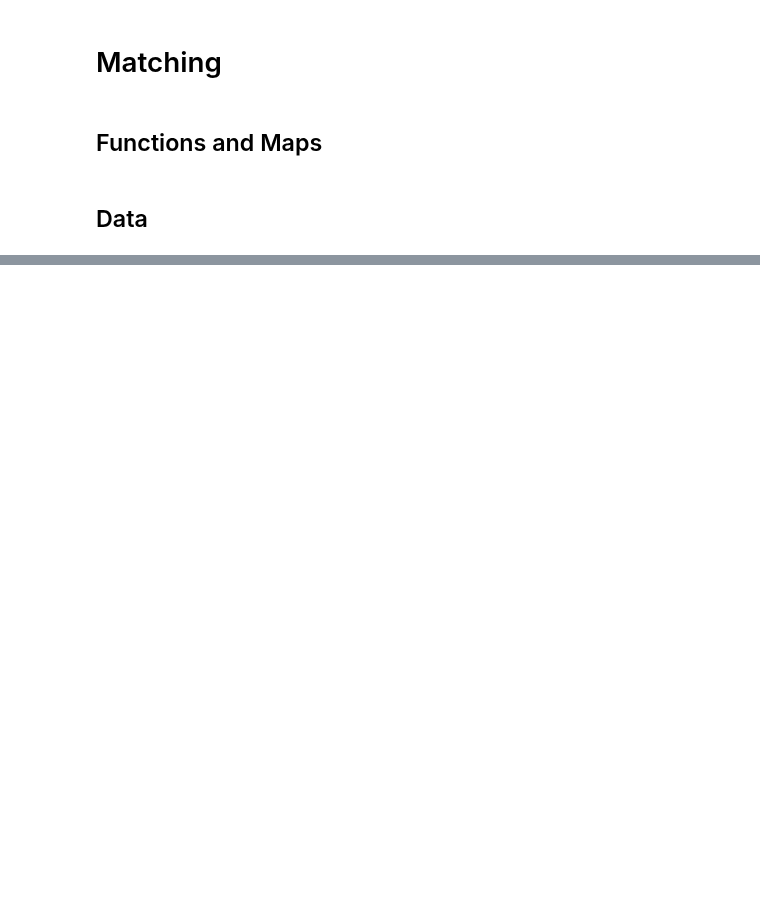
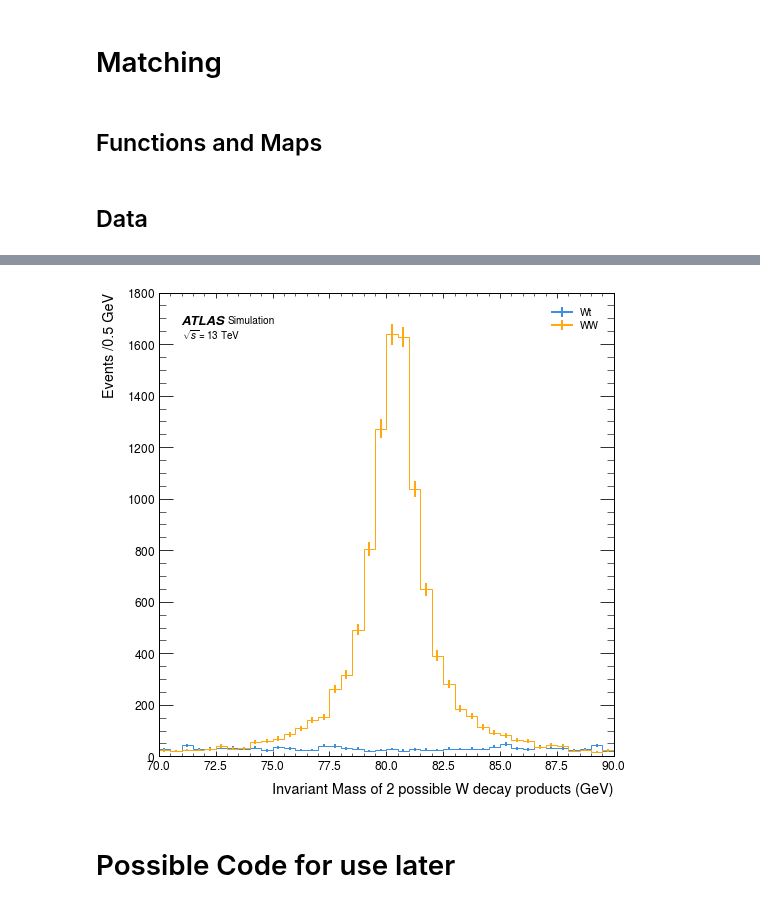
Before and after one commit to archiebrooks02/MPHYS-4Top, a Jupyter notebook: matching.ipynb, the cells around one changed output, grey strips where cells are left out. Cells and saved outputs as stored; diff of their text form; code cells hidden in the pictures; blank space fills up the shorter version.

Commit message:
Matched all 3t data

```diff
--- a/matching.ipynb
+++ b/matching.ipynb
@@ -36,7 +36,7 @@ def histogram(data, bins, data_label, axes, density=False, ratio=False, ratio_ax
             hist.fill(data[i], weight=weight_array[i]) if weight_array is not None else hist.fill(data[i])
             norm_factor = np.sum(hist.counts() * np.diff(hist.axes[0].edges))
             if density: hep.histplot(hist.counts()/norm_factor, hist.axes[0].edges, ax=axes, yerr=np.sqrt(hist.variances())/norm_factor,label=data_label[i], histtype='step')
-            else: hep.histplot(hist.counts(), hist.axes[0].edges, ax=axes, yerr=np.sqrt(hist.variances()),label=data_label, histtype='step')
+            else: hep.histplot(hist.counts(), hist.axes[0].edges, ax=axes, yerr=np.sqrt(hist.variances()),label=data_label[i], histtype='step')
             counts.append(hist.counts()/norm_factor) if density else counts.append(hist.counts())
             errors.append(np.sqrt(hist.variances())/norm_factor) if density else errors.append(np.sqrt(hist.variances()))
     else:
@@ -75,6 +75,20 @@ def n_combinations(particles, n, dictionary, type):
         i += 1
     return None
 
+def truth_matching(reco, truth):
+    id = np.tile(np.arange(1,len(truth[0])+1), (len(truth),1))
+    pairs_2d = awkward.cartesian({'reco':reco,'truth':truth})
+    id_pairs_2d = awkward.cartesian({'reco':reco,'id':id})
+    pairs_3d = awkward.unflatten(pairs_2d, len(truth[0]), axis=1)
+    id_pairs_3d = awkward.unflatten(id_pairs_2d, len(truth[0]), axis=1)
+
+    deltars = pairs_3d['reco'].deltaR(pairs_3d['truth'])
+    min_deltars = np.min(deltars, axis=2)
+    id_pairs_3d = id_pairs_3d[(deltars == min_deltars)]
+    id_pairs_3d = id_pairs_3d[min_deltars<0.4]
+
+    return id_pairs_3d
+
 mass_lookup = {
     1: 2.16E-3,
     2: 4.7E-3,
@@ -794,0 +278,21 @@ print(list(itertools.product(('A','B','C','D'),('x','y'))))
+# %%
+reco_3tW_test = reco_3tW[awkward.num(truth_3tW)==11]
+truth_3tW_test = truth_3tW[awkward.num(truth_3tW)==11]
+
+W1_Wt = truth_3tW_test[:,3]
+W2_Wt = truth_3tW_test[:,7]
+
+W1_WW = truth_3tW_test[:,3]
+W2_WW = truth_3tW_test[:,4]
+
+W_Wt_total_4 = W1_Wt + W2_Wt
+
+W_WW_total_4 = W1_WW + W2_WW
+
+fig, ax = plt.subplots(nrows = 1, ncols = 1, figsize = (8,8))
+histogram([W_Wt_total_4.m, W_WW_total_4.m], 40, ['Wt', 'WW'], ax, density = False, x_units='GeV', set_range=(70,90))
+ax.set_xlabel(r'Invariant Mass of 2 possible W decay products (GeV)')
+plt.subplots_adjust(hspace=0.25)
+plt.show()
+# %% [output]
+[figure, added]
@@ -794,0 +311,2 @@ print(list(itertools.product(('A','B','C','D'),('x','y'))))
+# %% [markdown]
+# Possible Code for use later
```
Also changed, not shown: parts of 43 cells of this notebook.
